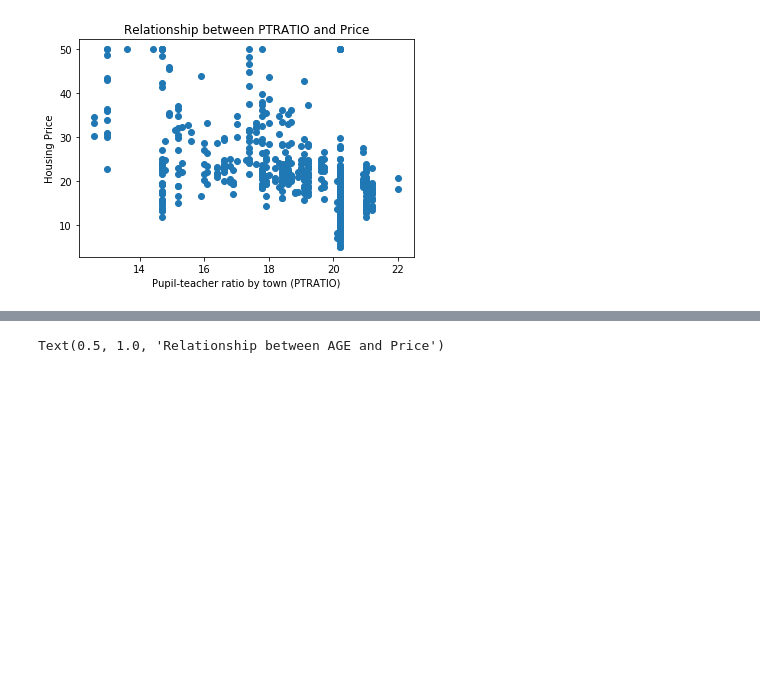
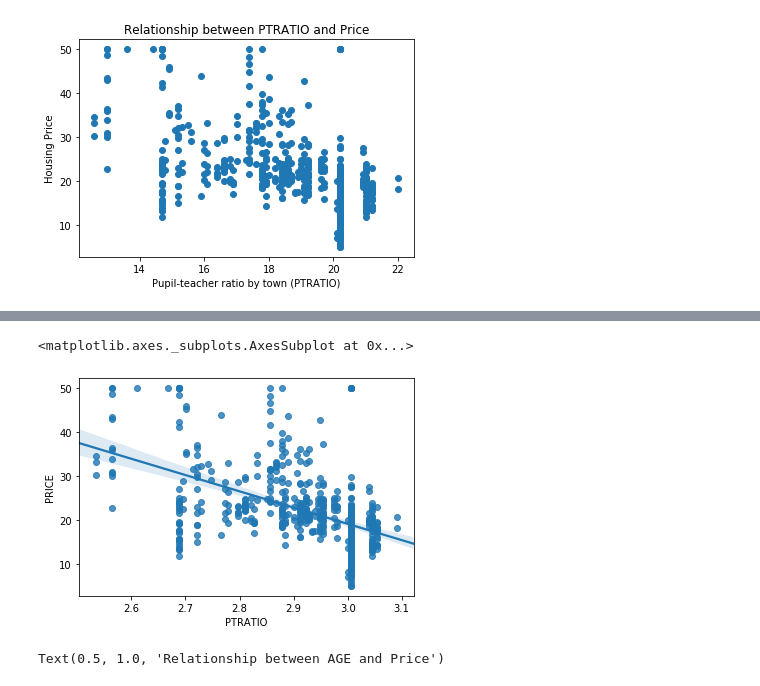
Before and after one commit to UmarFarooqui/ML_Algorithms, a Jupyter notebook: linear_regression/Linear_Regression.ipynb, the cells around one changed output, grey strips where cells are left out. Saved outputs shown, nothing was run; the diff lists cells and outputs as text; code cells hidden in the pictures; blank space fills up the shorter version.

```diff
--- a/linear_regression/Linear_Regression.ipynb
+++ b/linear_regression/Linear_Regression.ipynb
@@ -144,3 +143,9 @@ sns.regplot(y="PRICE", x="PTRATIO", data=bos, fit_reg = True)
+# %%
+sns.regplot(y=bos.PRICE, x=np.log(bos.PTRATIO), fit_reg = True)
+# This confirms that we don't have even a non-linear relationship between PRICE and PTRATIO
+# %% [output]
+<matplotlib.axes._subplots.AxesSubplot at 0x...>
+[figure, added]
 # %%
 # Some other numeric variables of interest are AGE and DIS
 # AGE is the proportion of owner-occupied units built prior to 1940 which should have correlation with the housing price
```
Also changed, not shown: parts of 22 cells of this notebook.
